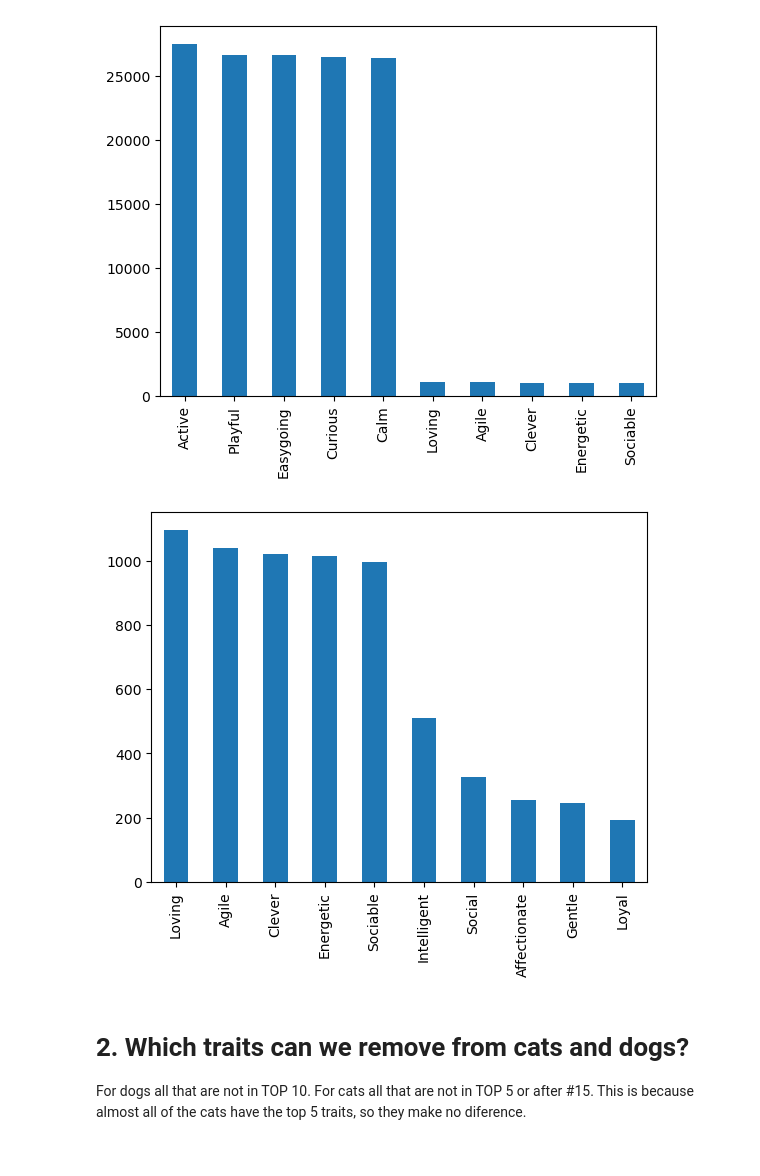
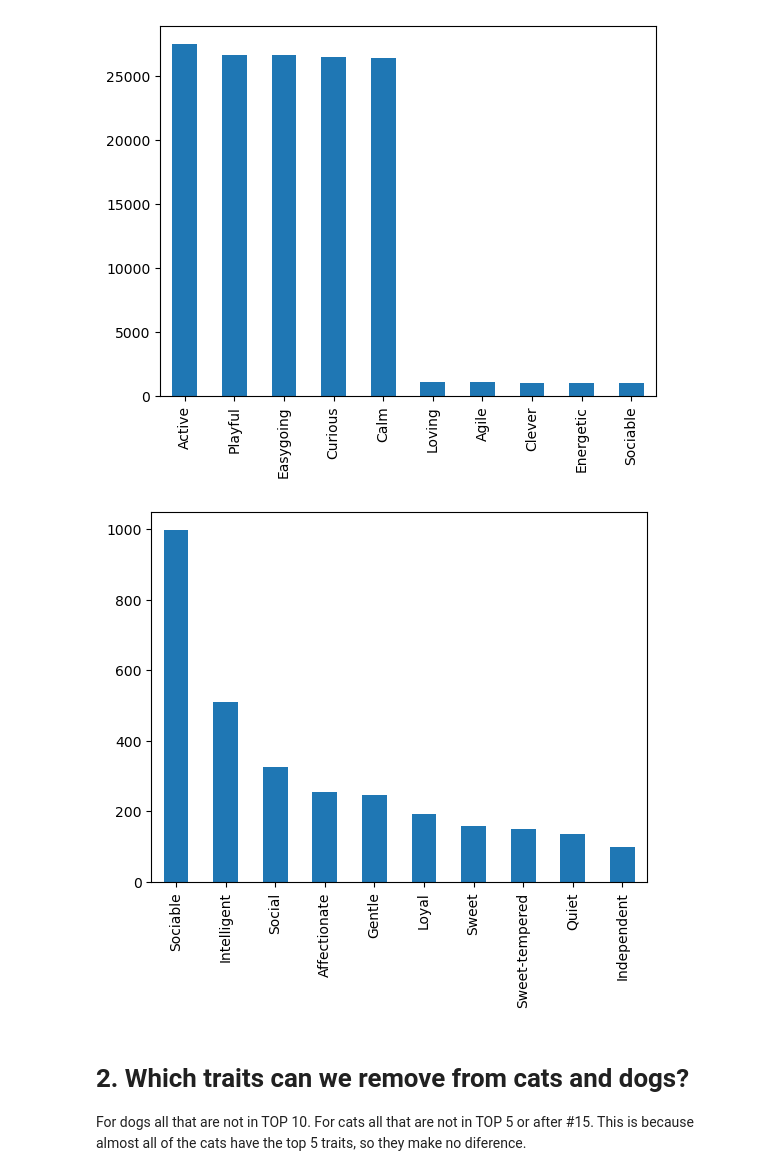
Before and after one commit to tara-pogancev/animal-adoption-prediction, a Jupyter notebook: Animal Shelter Adoption - Temperament Analysis.ipynb, the cells around one changed output. Drawn from its saved outputs; the diff is of its cells as text; code cells hidden in the pictures.

```diff
--- a/Animal Shelter Adoption - Temperament Analysis.ipynb
+++ b/Animal Shelter Adoption - Temperament Analysis.ipynb
@@ -51,12 +52,12 @@ plt.show()
 # %% [output]
 [figure]
 # %%
-# Almost all cats had the first 5 traits, so we can remove them
-df_cats_sum2 = df_cats_temperament.sum().sort_values(ascending=False)[5:15]
+# Almost all cats had the first 9 traits, so we can remove them
+df_cats_sum2 = df_cats_temperament.sum().sort_values(ascending=False)[9:19]
 df_cats_sum2.plot.bar()
 plt.show()
 # %% [output]
-[figure, old version]
+[figure, new version]
 # %% [markdown]
 # 2. Which traits can we remove from cats and dogs?
 For dogs all that are not in TOP 10.
```
Also changed, not shown: parts of 18 cells of this notebook.
